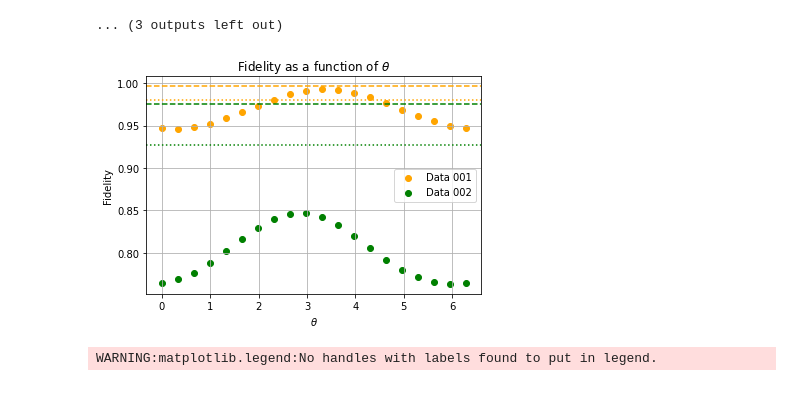
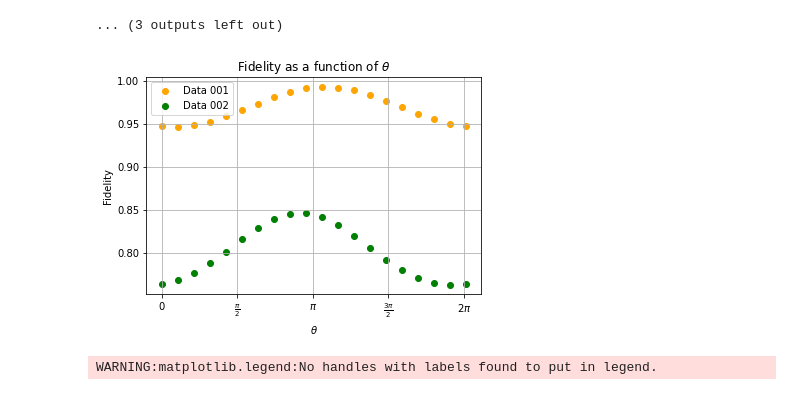
Before and after one commit to lucasnf95/scissor-teleportation, a Jupyter notebook: teleportation-analysis/teleportation-analysis.ipynb, the cells around one changed output. Saved outputs shown, nothing was run; the diff lists cells and outputs as text; code cells hidden in the pictures.

Commit message:
Made plots prettier. Multiplied SKR for success probability.

```diff
--- a/teleportation-analysis/teleportation-analysis.ipynb
+++ b/teleportation-analysis/teleportation-analysis.ipynb
@@ -618,37 +618,38 @@ labels = ['Data vac', 'Data 001', 'Data 002']
 colors = ['blue', 'orange', 'green']
 
 # Fidelity with vacuum
 rho_vac = np.zeros((n_dim+1, n_dim+1))
 rho_vac[0][0] = 1
 fid_vac = [functions.quantumStateFidelity(rho_vac, input_data[v].input_rho[0]) for v in voltages]
 
 snr = [20, 107.5, 900]
 # Simulated fidelity
 input_alpha = [input_data[v].input_alpha for v in voltages]#[np.trace(functions.a_operator(n_dim)@input_data[v].input_rho[0]) for v in voltages]
 sim_fidelity = {v: None for v in voltages}
 sim_purity = {v: None for v in voltages}
 for j, v in enumerate(voltages):
-    sim_fidelity[v], _, sim_purity[v] = scissor.quantum_scissor(input_alpha[j], dimension, single_photon_efficiency=single_photon_efficiency, alice_transmission=alice_transmission, bob_transmission=bob_transmission, snr = snr[j], hd_eff = 0.7)
+    sim_fidelity[v], _, sim_purity[v] = scissor.quantum_scissor(input_alpha[j], dimension, single_photon_efficiency=single_photon_efficiency, alice_transmission=alice_transmission, bob_transmission=bob_transmission, hd_eff = 0.7)
     #_, _, _, out_rho = scissor.quantum_scissor(input_alpha[j], dimension, single_photon_efficiency=single_photon_efficiency, alice_transmission=alice_transmission, bob_transmission=bob_transmission, hd_eff = 0.7, output = True)
     #sim_fidelity[v] = scissor.quantum_fidelity(qutip.coherent_dm(dimension, input_alpha[j]*np.exp(1j*np.pi)), out_rho)
 sim_fidelity_list = [sim_fidelity[v] for v in voltages]
 
 plt.figure()
 for j, v in enumerate(voltages):
     if j == 0:
         pass
     else:
         plt.scatter(theta_list, fidelity[v], color = colors[j], label = labels[j])
-        plt.axhline(y = fid_vac[j], color = colors[j], linestyle = ':')
-        plt.axhline(y = sim_fidelity[v], color = colors[j], linestyle = '--')
+        #plt.axhline(y = fid_vac[j], color = colors[j], linestyle = ':')
+        #plt.axhline(y = sim_fidelity[v], color = colors[j], linestyle = '--')
 plt.grid()
 plt.title('Fidelity as a function of $\\theta$')
 plt.xlabel('$\\theta$')
 plt.ylabel('Fidelity')
+plt.xticks(np.arange(0, 2*np.pi, step=(np.pi/2-0.01)), ['0','$\\frac{\\pi}{2}$','$\\pi$','$\\frac{3\\pi}{2}$', '$2\\pi$'])
 plt.legend()
 plt.show()
 # %% [output]
-[figure, old version]
+[figure, new version]
 # %%
 amp = input_data['001'].input_alpha
 alpha_list = [amp*np.exp(1j*(ph+np.pi-np.pi/16)) for ph in theta_list]
```
